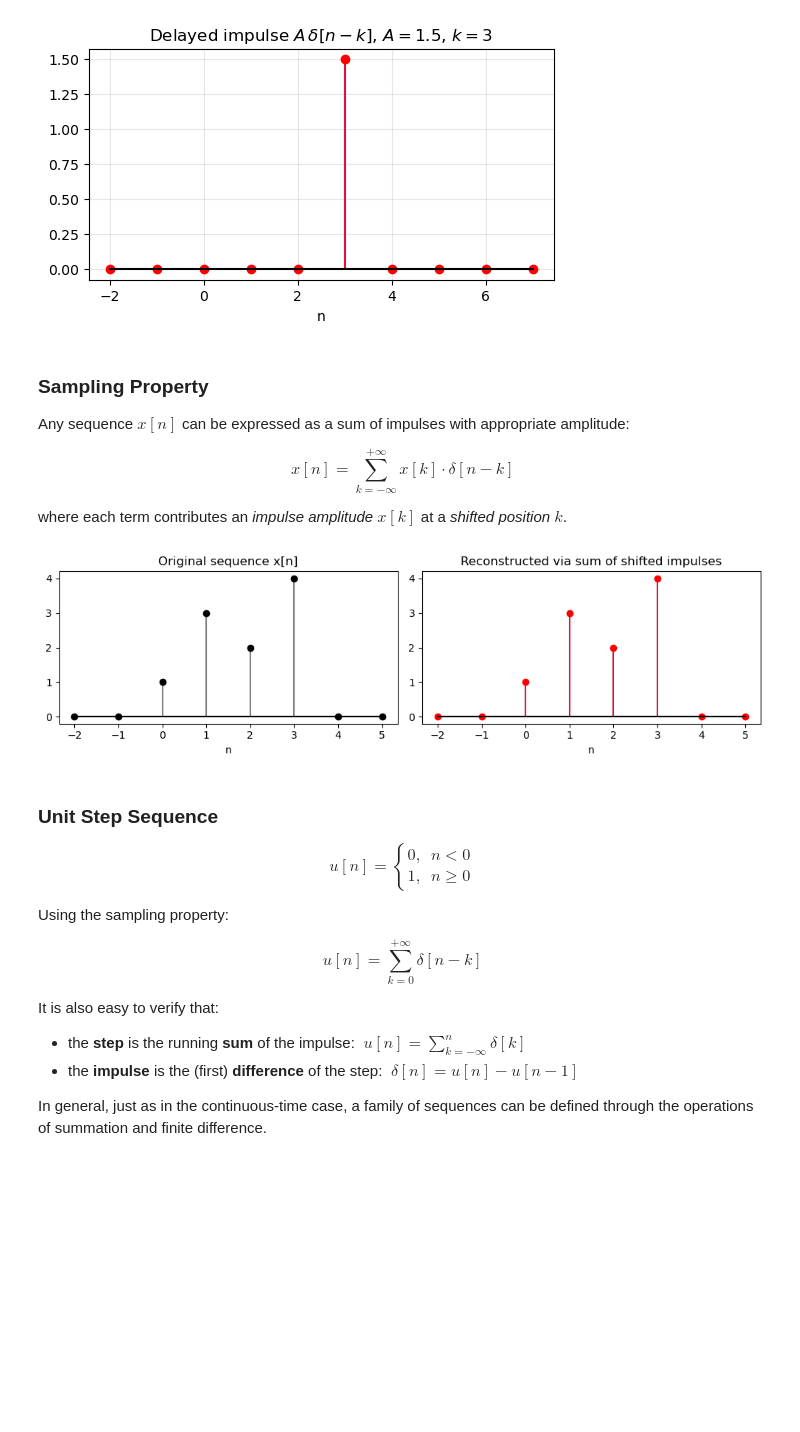
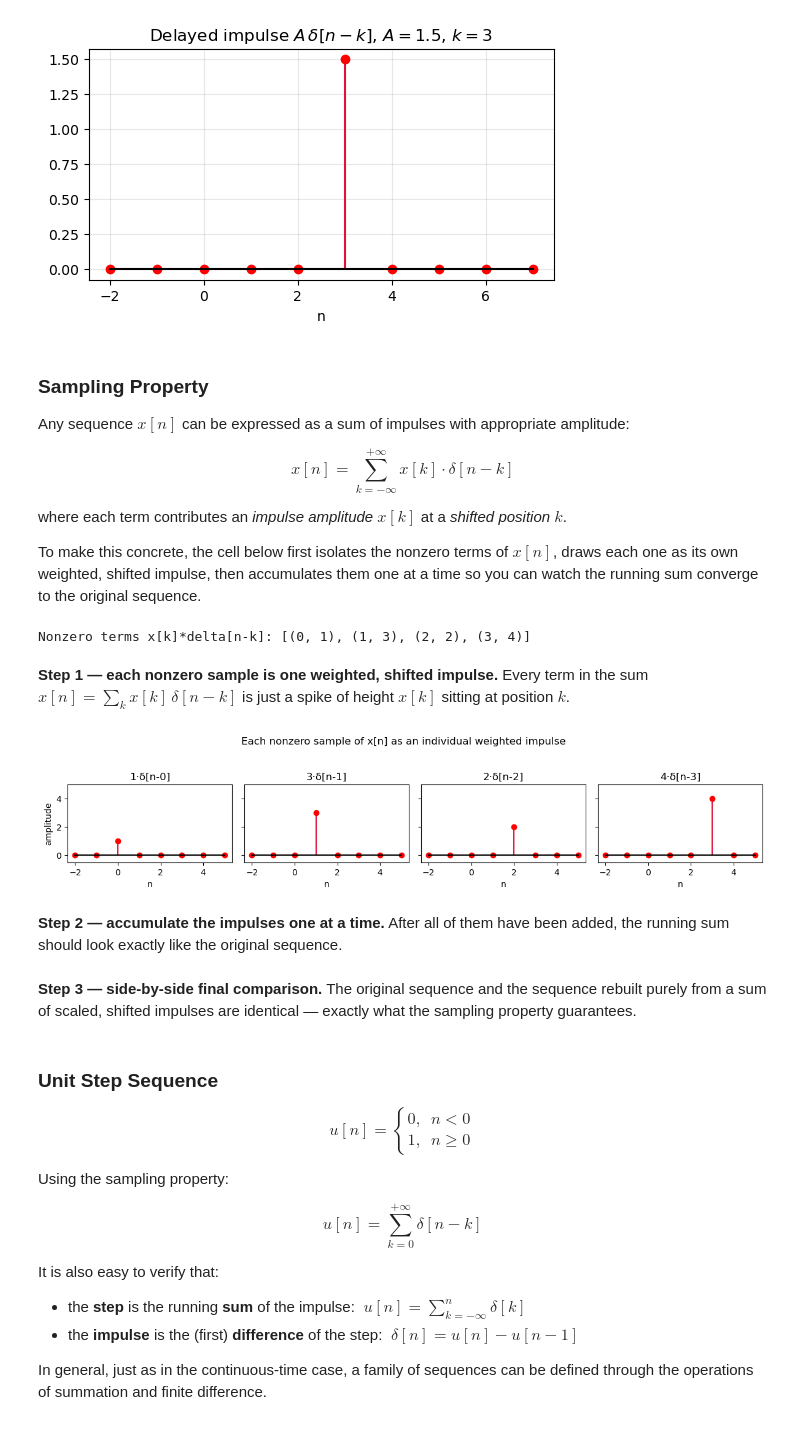
Before and after one commit to mauriziove/adaptive_filters, a Jupyter notebook: 02_discrete_time_signals.ipynb, the cells around one changed output. Saved outputs shown, nothing was run; the diff lists cells and outputs as text; code cells hidden in the pictures; blank space fills up the shorter version.

Commit message:
improved the Sampling Property section

```diff
--- a/02_discrete_time_signals.ipynb
+++ b/02_discrete_time_signals.ipynb
@@ -59,24 +59,35 @@ Any sequence $x[n]$ can be expressed as a sum of impulses with appropriate ampli
 $$x[n] = \sum_{k=-\infty}^{+\infty} x[k] \cdot \delta[n-k]$$
 
 where each term contributes an *impulse amplitude* $x[k]$ at a *shifted position* $k$.
+
+To make this concrete, the cell below first isolates the nonzero terms of $x[n]$, draws each one as its own weighted,
+shifted impulse, then accumulates them one at a time so you can watch the running sum converge to the original sequence.
-# %%
-# Demonstrate the sampling property: reconstruct x[n] from a sum of shifted impulses
-x = np.array([0, 0, 1, 3, 2, 4, 0, 0])
-n = np.arange(len(x)) - 2
-
-fig, axes = plt.subplots(1, 2, figsize=(10,3))
-axes[0].stem(n, x, linefmt='gray', markerfmt='ko', basefmt='black')
-axes[0].set_title('Original sequence x[n]')
-axes[0].set_xlabel('n')
-
-reconstructed = np.zeros_like(x, dtype=float)
-for k, xk in zip(n, x):
-    reconstructed += xk * (n == k)
-
-axes[1].stem(n, reconstructed, linefmt='crimson', markerfmt='ro', basefmt='black')
-axes[1].set_title('Reconstructed via sum of shifted impulses')
-axes[1].set_xlabel('n')
-plt.tight_layout()
-plt.show()
-# %% [output]
-[figure, removed]
+# %%
+x = np.array([0, 0, 1, 3, 2, 4, 0, 0])
+n = np.arange(len(x)) - 2   # n = [-2, -1, 0, 1, 2, 3, 4, 5]
+
+# Keep only the nonzero terms -- these are the only impulses that actually contribute
+nonzero = [(k, xk) for k, xk in zip(n, x) if xk != 0]
+print('Nonzero terms x[k]*delta[n-k]:', nonzero)
+# %% [output]
+Nonzero terms x[k]*delta[n-k]: [(0, 1), (1, 3), (2, 2), (3, 4)]
+# %% [markdown]
+**Step 1 — each nonzero sample is one weighted, shifted impulse.** Every term in the sum $x[n]=\sum_k x[k]\,\delta[n-k]$ is just a spike of height $x[k]$ sitting at position $k$.
+# %%
+fig, axes = plt.subplots(1, len(nonzero), figsize=(3*len(nonzero), 2.5), sharey=True)
+
+for ax, (k, xk) in zip(axes, nonzero):
+    term = xk * (n == k).astype(float)
+    ax.stem(n, term, linefmt='crimson', markerfmt='ro', basefmt='black')
+    ax.set_title(f'{xk}·δ[n-{k}]' if k >= 0 else f'{xk}·δ[n+{-k}]')
+    ax.set_xlabel('n')
+    ax.set_ylim(-0.5, 5)
+
+axes[0].set_ylabel('amplitude')
+plt.suptitle('Each nonzero sample of x[n] as an individual weighted impulse', y=1.05)
+plt.tight_layout()
+plt.show()
+# %% [output]
+[figure, added]
+# %% [markdown]
+**Step 2 — accumulate the impulses one at a time.** After all of them have been added, the running sum should look exactly like the original sequence.
@@ -82,0 +116,2 @@ plt.show()
+# %% [markdown]
+**Step 3 — side-by-side final comparison.** The original sequence and the sequence rebuilt purely from a sum of scaled, shifted impulses are identical — exactly what the sampling property guarantees.
```
Also changed, not shown: parts of 7 cells of this notebook.
